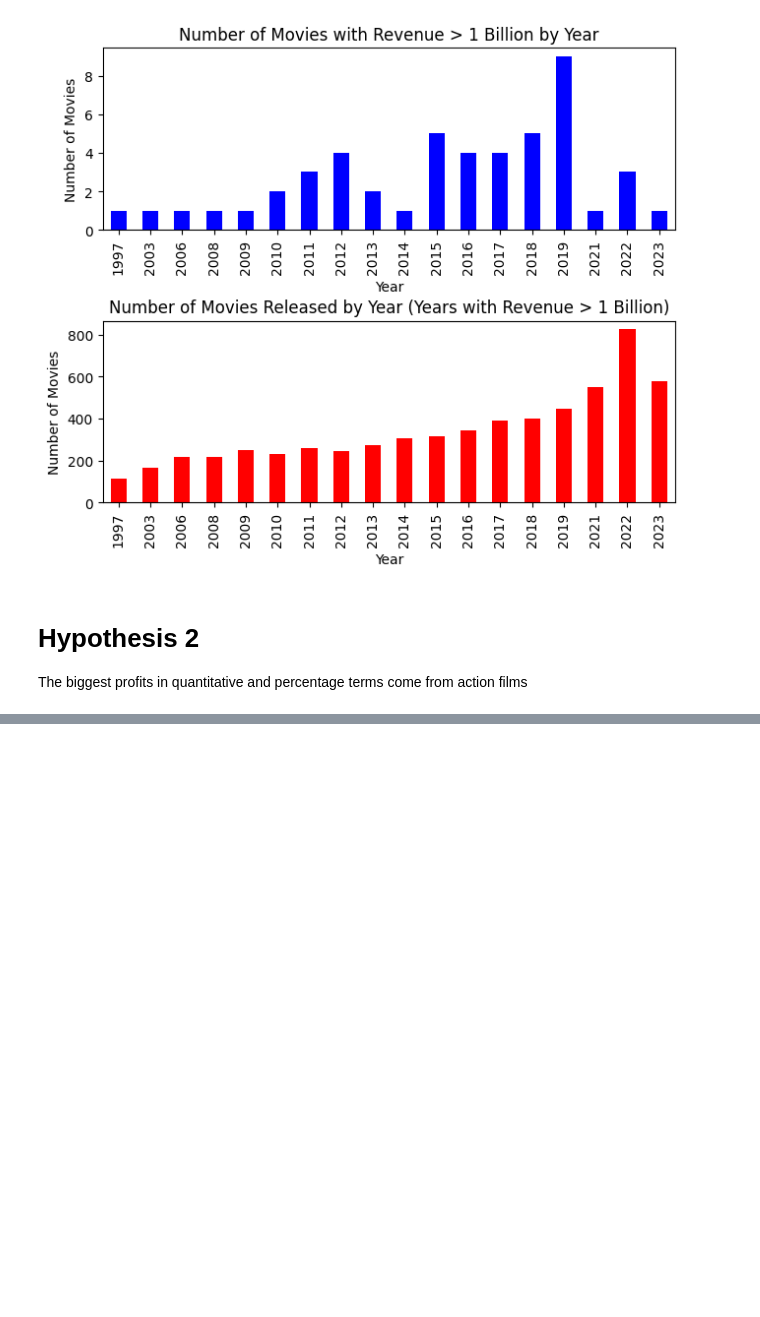
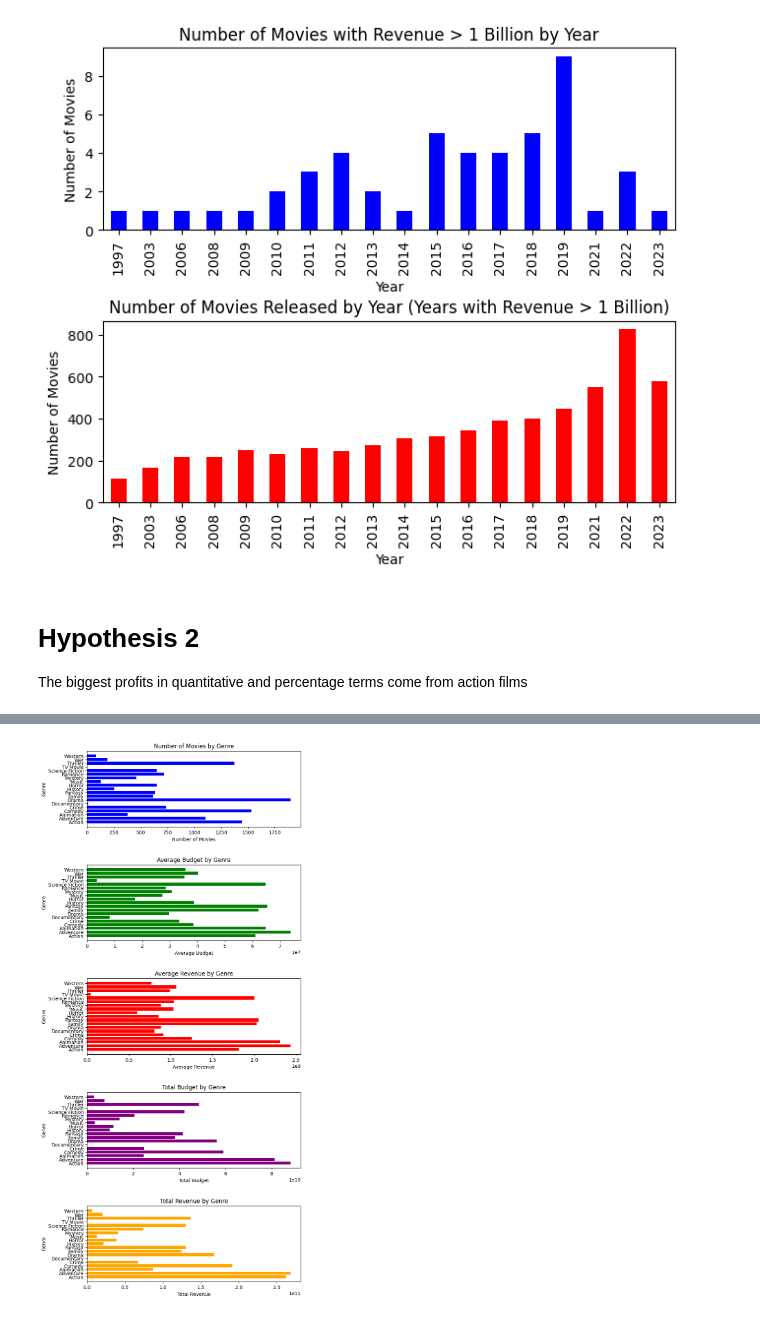
Before and after one commit to dkalenov/TMDB-Movie-Data-Analysis, a Jupyter notebook: TMDB_Movie_Data_Analysis.ipynb, the cells around one changed output, grey strips where cells are left out. Cells and saved outputs as stored; diff of their text form; code cells hidden in the pictures; blank space fills up the shorter version.

```diff
--- a/TMDB_Movie_Data_Analysis.ipynb
+++ b/TMDB_Movie_Data_Analysis.ipynb
@@ -501,0 +514,20 @@ The biggest profits in quantitative and percentage terms come from action films
+# %%
+#Display general information from the table: the number of films in each genre;
+#average budget and box office receipts for films of each genre;
+#total budget and box office receipts of films by genre
+
+
+
+genre_info = '''SELECT genre,
+                        COUNT(*) AS movies_count,
+                        AVG(budget) AS avg_budget,
+                        AVG(revenue) AS avg_revenue,
+                        SUM(budget) AS total_budget,
+                        SUM(revenue) AS total_revenue
+                        FROM movies_genre
+                        GROUP BY genre
+                        ORDER BY genre'''
+
+cur.execute(genre_info)
+rows = cur.fetchall()
+pd.DataFrame(rows, columns = ('genre', 'movies_count', 'avg_budget', 'avg_revenue', 'total_budget', 'total_revenue'))
@@ -501,0 +552,50 @@ The biggest profits in quantitative and percentage terms come from action films
+# %%
+# Plot output
+
+
+fig, axes = plt.subplots(nrows=5, ncols=1, figsize=(8, 20))
+
+df_genre_movies = pd.DataFrame(rows, columns=['genre', 'movies_count', 'avg_budget', 'avg_revenue', 'total_budget',
+                                               'total_revenue'])
+
+# Movies_count graph
+axes[0].barh(df_genre_movies['genre'], df_genre_movies['movies_count'], color='blue')
+axes[0].set_xlabel('Number of Movies')
+axes[0].set_ylabel('Genre')
+axes[0].set_title('Number of Movies by Genre')
+plt.grid(False) # removes the grid from the graph
+
+# Chart avg_budget
+axes[1].barh(df_genre_movies['genre'], df_genre_movies['avg_budget'], color='green')
+axes[1].set_xlabel('Average Budget')
+axes[1].set_ylabel('Genre')
+axes[1].set_title('Average Budget by Genre')
+plt.grid(False) # removes the grid from the graph
+
+# Graph avg_revenue
+axes[2].barh(df_genre_movies['genre'], df_genre_movies['avg_revenue'], color='red')
+axes[2].set_xlabel('Average Revenue')
+axes[2].set_ylabel('Genre')
+axes[2].set_title('Average Revenue by Genre')
+plt.grid(False) # removes the grid from the graph
+
+# Total_budget chart
+axes[3].barh(df_genre_movies['genre'], df_genre_movies['total_budget'], color='purple')
+axes[3].set_xlabel('Total Budget')
+axes[3].set_ylabel('Genre')
+axes[3].set_title('Total Budget by Genre')
+plt.grid(False) # removes the grid from the graph
+
+# Total_revenue graph
+axes[4].barh(df_genre_movies['genre'], df_genre_movies['total_revenue'], color='orange')
+axes[4].set_xlabel('Total Revenue')
+axes[4].set_ylabel('Genre')
+axes[4].set_title('Total Revenue by Genre')
+plt.grid(False) # removes the grid from the graph
+
+# Change the distance between graphs
+plt.subplots_adjust(hspace=0.5)
+
+plt.show()
+# %% [output]
+[figure, added]
```
Also changed, not shown: parts of 18 cells of this notebook.
